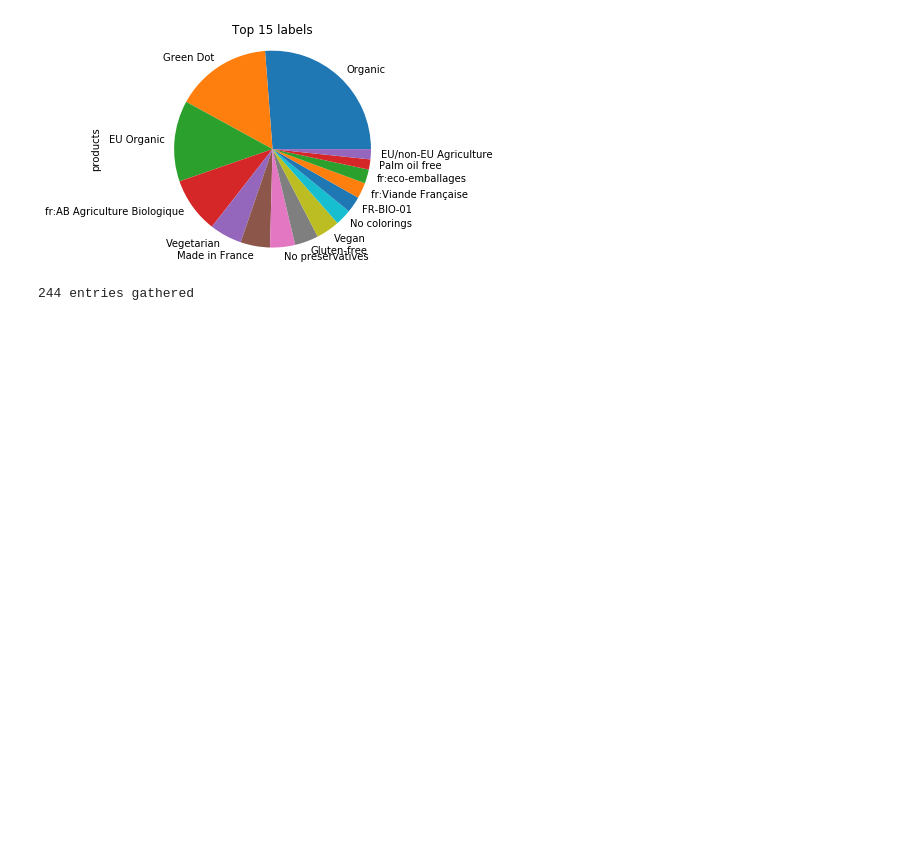
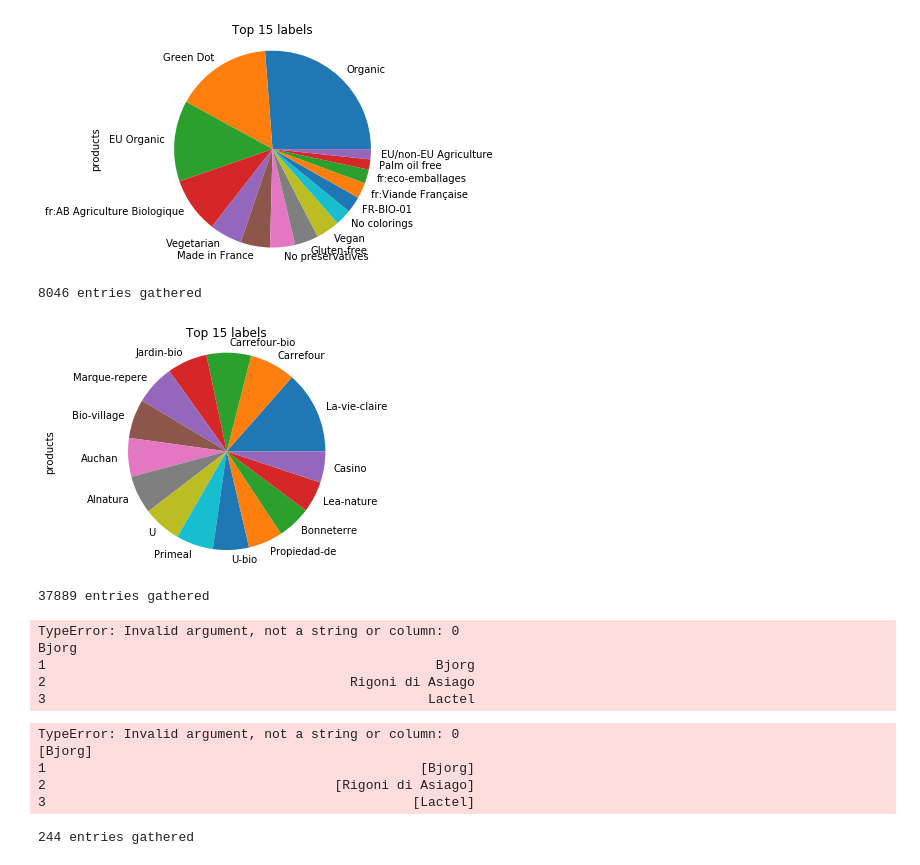
Before and after one commit to KingOfCola/ADAX-project, a Jupyter notebook: project/notebook/projectTests.ipynb, the cells around one changed output. Cells and saved outputs as stored; diff of their text form; code cells hidden in the pictures; blank space fills up the shorter version.

```diff
--- a/project/notebook/projectTests.ipynb
+++ b/project/notebook/projectTests.ipynb
@@ -163,6 +183,44 @@ plt.title("Top 15 labels")
 plt.show()
 # %% [output]
 [figure]
+# %%
+organicBrandsDf = getOFFDataFrame("label/organic/brands")
+organicBrandsDf = organicBrandsDf.sort_values("products", ascending=False)
+df = organicBrandsDf.head(15)
+df.plot.pie(labels=df["name"], y="products", legend=False)
+plt.axis("equal")
+plt.title("Top 15 labels")
+plt.show()
+# %% [output]
+8046 entries gathered
+[figure, added]
+# %%
+organicBrandsDf = getOFFDataFrameDict({"tagtype_0": "labels", "tag_contains_0": "contains","tag_0": "organic"})
+# %% [output]
+37889 entries gathered
+# %%
+organicBrand = organicBrandsDf.copy()
+organicBrand["nbrands"] = 1./(organicBrand["brands"].str.count(pat =", ")+1)
+organicBrand = organicBrand.select(explode(organicBrand["brands"].str.split(pat =", ", expand=False)).alias("brand"))
+organicBrand = organicBrand.groupby("brand").agg({"brand": "max", "nbrands": "sum"}).rename(columns = {"_id":"products"})
+organicBrand = organicBrand.sort_values("products", ascending=False)
+df = organicBrand.head(15)
+df.plot.pie(labels=df["brands"], y="products", legend=False)
+plt.axis("equal")
+plt.title("Top 15 labels")
+plt.show()
+# %% [output]
+TypeError: Invalid argument, not a string or column: 0                                                  Bjorg
+1                                                  Bjorg
+2                                       Rigoni di Asiago
+3                                                 Lactel
+# %%
+explode(organicBrand["brands"].str.split(pat =",", expand=False))
+# %% [output]
+TypeError: Invalid argument, not a string or column: 0                                                [Bjorg]
+1                                                [Bjorg]
+2                                     [Rigoni di Asiago]
+3                                               [Lactel]
 # %%
 countriesDf = getOFFDataFrame("countries")
 countriesDf = countriesDf.sort_values("products", ascending=False)
```
Also changed, not shown: parts of 14 cells of this notebook.
